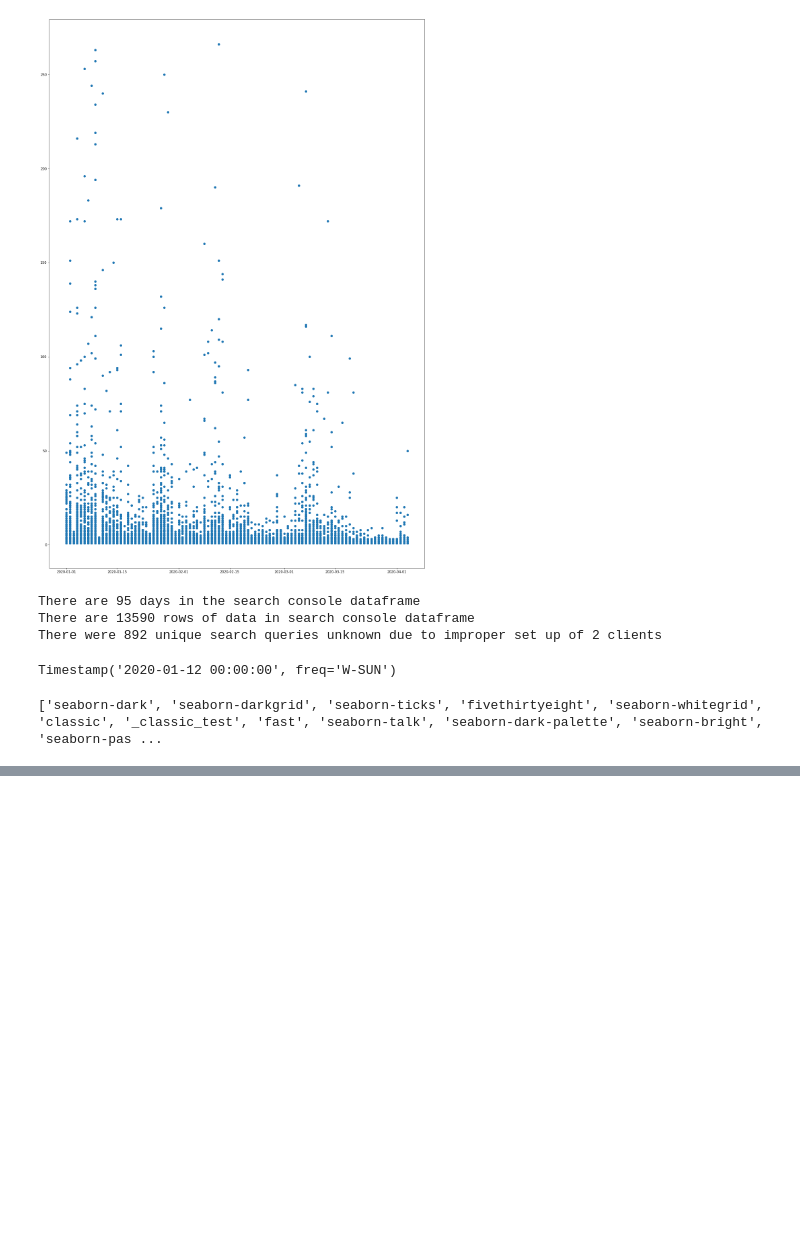
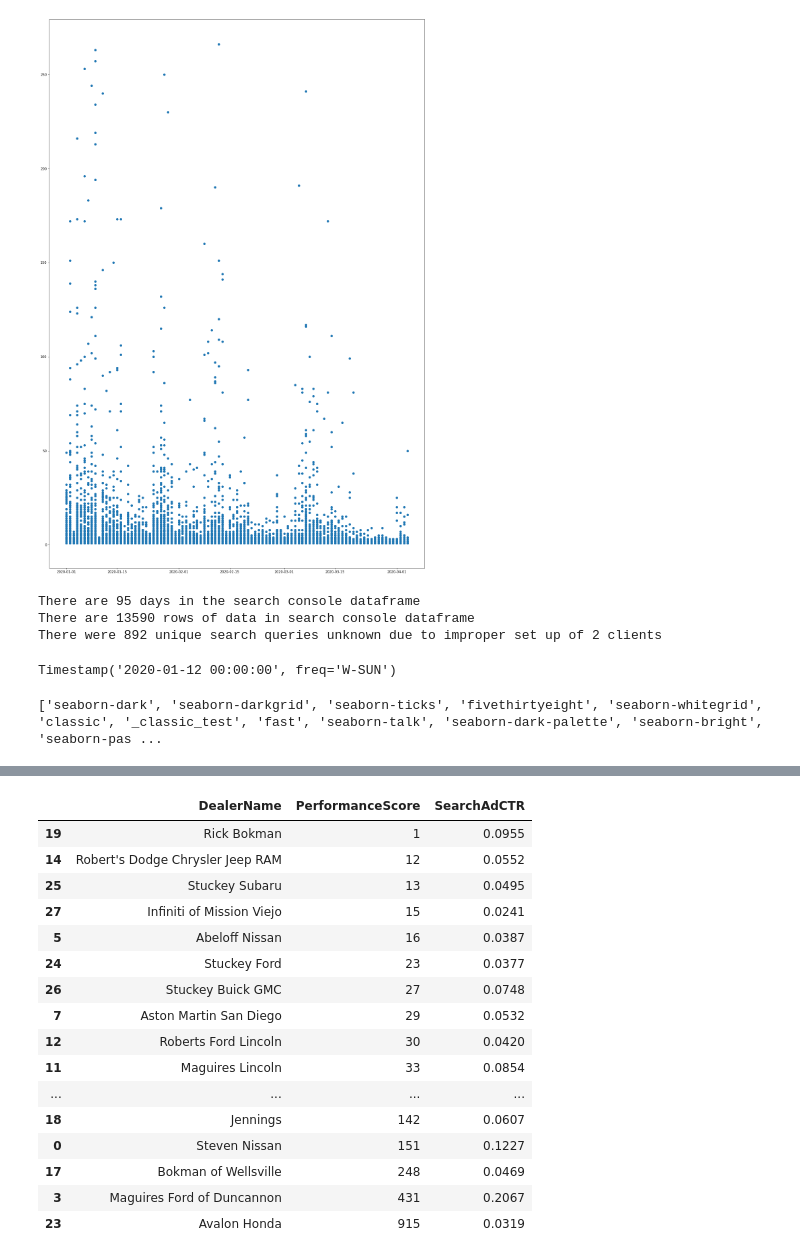
Before and after one commit to GarrettMarkScott/DW3D_DailyBenchmarks, a Jupyter notebook: Average Amount of Sessions.ipynb, the cells around one changed output, grey strips where cells are left out. Saved outputs shown, nothing was run; the diff lists cells and outputs as text; code cells hidden in the pictures; blank space fills up the shorter version.

```diff
--- a/Average Amount of Sessions.ipynb
+++ b/Average Amount of Sessions.ipynb
@@ -290,0 +305,21 @@ NameError: name 'os' is not defined
+# %%
+df.sort_values('PerformanceScore', ascending=True, inplace=True)
+df
+# %% [output]
+|  | DealerName | PerformanceScore | SearchAdCTR |
+| 19 | Rick Bokman | 1 | 0.0955 |
+| 14 | Robert's Dodge Chrysler Jeep RAM | 12 | 0.0552 |
+| 25 | Stuckey Subaru | 13 | 0.0495 |
+| 27 | Infiniti of Mission Viejo | 15 | 0.0241 |
+| 5 | Abeloff Nissan | 16 | 0.0387 |
+| 24 | Stuckey Ford | 23 | 0.0377 |
+| 26 | Stuckey Buick GMC | 27 | 0.0748 |
+| 7 | Aston Martin San Diego | 29 | 0.0532 |
+| 12 | Roberts Ford Lincoln | 30 | 0.0420 |
+| 11 | Maguires Lincoln | 33 | 0.0854 |
+| ... | ... | ... | ... |
+| 18 | Jennings | 142 | 0.0607 |
+| 0 | Steven Nissan | 151 | 0.1227 |
+| 17 | Bokman of Wellsville | 248 | 0.0469 |
+| 3 | Maguires Ford of Duncannon | 431 | 0.2067 |
+| 23 | Avalon Honda | 915 | 0.0319 |
```
Also changed, not shown: parts of 9 cells of this notebook, 1 other file.
